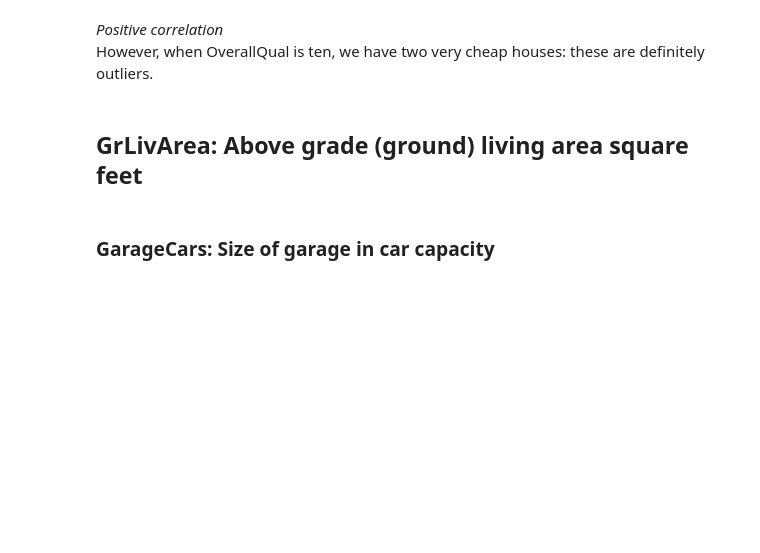
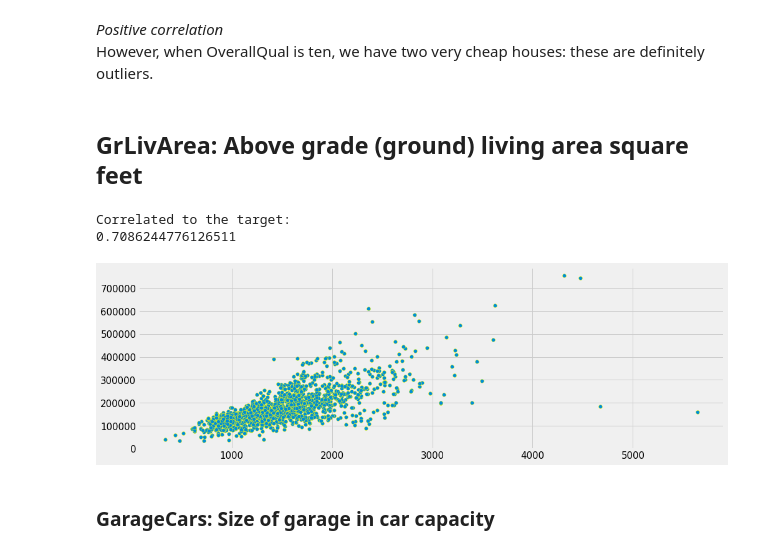
Before and after one commit to talorsabatani/Machine-Learning, a Jupyter notebook: ML_2.ipynb, the cells around one changed output. Drawn from its saved outputs; the diff is of its cells as text; code cells hidden in the pictures; blank space fills up the shorter version.

```diff
--- a/ML_2.ipynb
+++ b/ML_2.ipynb
@@ -328,9 +573,14 @@ However, when OverallQual is ten, we have two very cheap houses: these are defin
 # %% [markdown]
 ## GrLivArea: Above grade (ground) living area square feet
 # %%
+plt.figure(figsize=(15, 5))
 print("Correlated to the target: ")
 print(train_df.corr()['SalePrice']['GrLivArea'])
-plot_numerical('GrLivArea', True)
+plt.scatter(x=train_df.GrLivArea, y=train_df.SalePrice, edgecolors="yellow");
+# %% [output]
+Correlated to the target:
+0.7086244776126511
+[figure, added]
 # %% [markdown]
 ### GarageCars:  Size of garage in car capacity
 # %%
```
Also changed, not shown: parts of 62 cells of this notebook.
